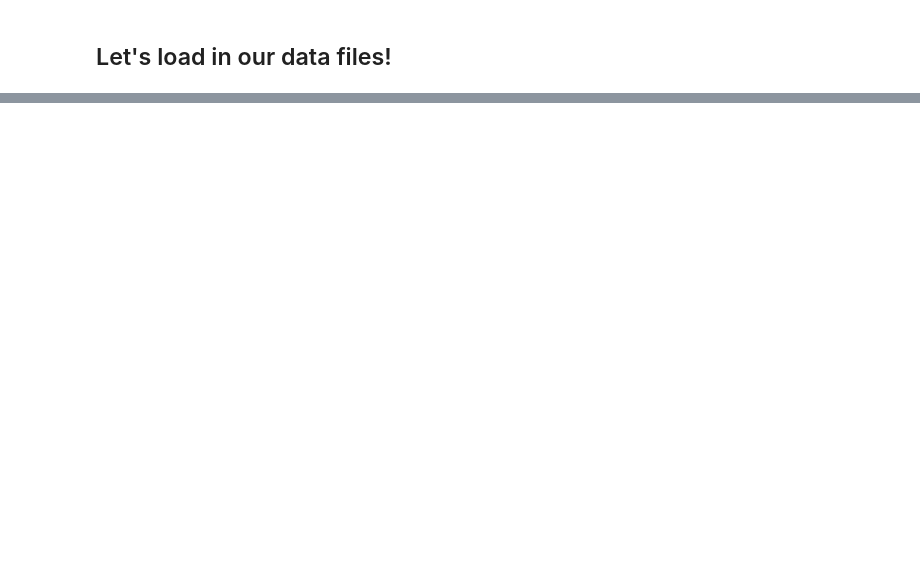
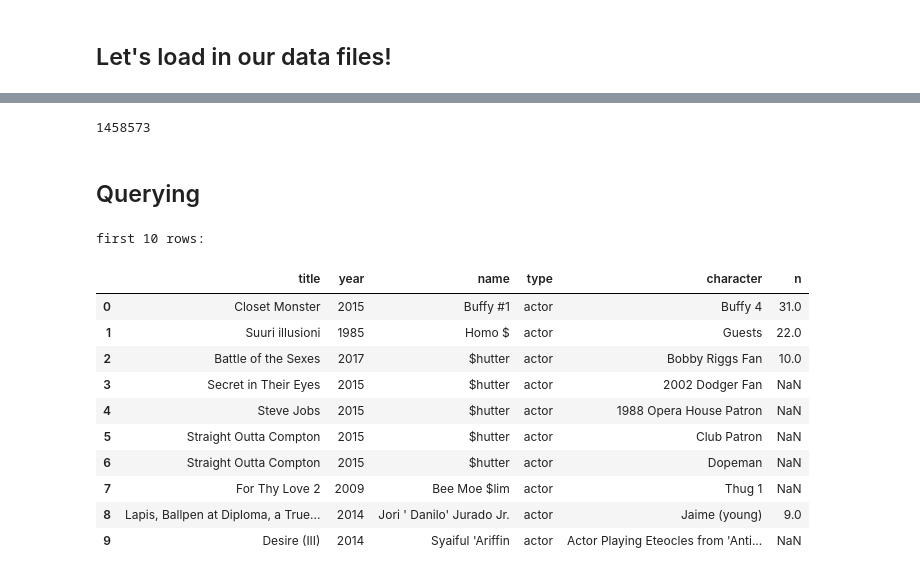
Before and after one commit to upkarlidder/lidderupk-ibmdevelopersf-jupyternotebooks, a Jupyter notebook: asset/spectra-pandas.ipynb, the cells around one changed output, grey strips where cells are left out. Drawn from its saved outputs; the diff is of its cells as text; code cells hidden in the pictures; blank space fills up the shorter version.

```diff
--- a/asset/spectra-pandas.ipynb
+++ b/asset/spectra-pandas.ipynb
@@ -263,0 +313,25 @@ locations = pd.read_csv(film_locations_url)
+# %%
+#woh! that happened? Were you expecting a number? isnull() goes through all the rows and returns True if the value is missing and False otherwise.
+#so how do we count? In python, False is a 0 and True is a 1. So we can just call the sum method!
+casts.n.isnull().sum()
+# %% [output]
+1458573
+# %% [markdown]
+## Querying
+# %%
+#does slicing work here? well YES!
+print('first 10 rows:')
+casts[:10]
+# %% [output]
+first 10 rows:
+|  | title | year | name | type | character | n |
+| 0 | Closet Monster | 2015 | Buffy #1 | actor | Buffy 4 | 31.0 |
+| 1 | Suuri illusioni | 1985 | Homo $ | actor | Guests | 22.0 |
+| 2 | Battle of the Sexes | 2017 | $hutter | actor | Bobby Riggs Fan | 10.0 |
+| 3 | Secret in Their Eyes | 2015 | $hutter | actor | 2002 Dodger Fan | NaN |
+| 4 | Steve Jobs | 2015 | $hutter | actor | 1988 Opera House Patron | NaN |
+| 5 | Straight Outta Compton | 2015 | $hutter | actor | Club Patron | NaN |
+| 6 | Straight Outta Compton | 2015 | $hutter | actor | Dopeman | NaN |
+| 7 | For Thy Love 2 | 2009 | Bee Moe $lim | actor | Thug 1 | NaN |
+| 8 | Lapis, Ballpen at Diploma, a True... | 2014 | Jori ' Danilo' Jurado Jr. | actor | Jaime (young) | 9.0 |
+| 9 | Desire (III) | 2014 | Syaiful 'Ariffin | actor | Actor Playing Eteocles from 'Anti... | NaN |
```
Also changed, not shown: parts of 46 cells of this notebook.
